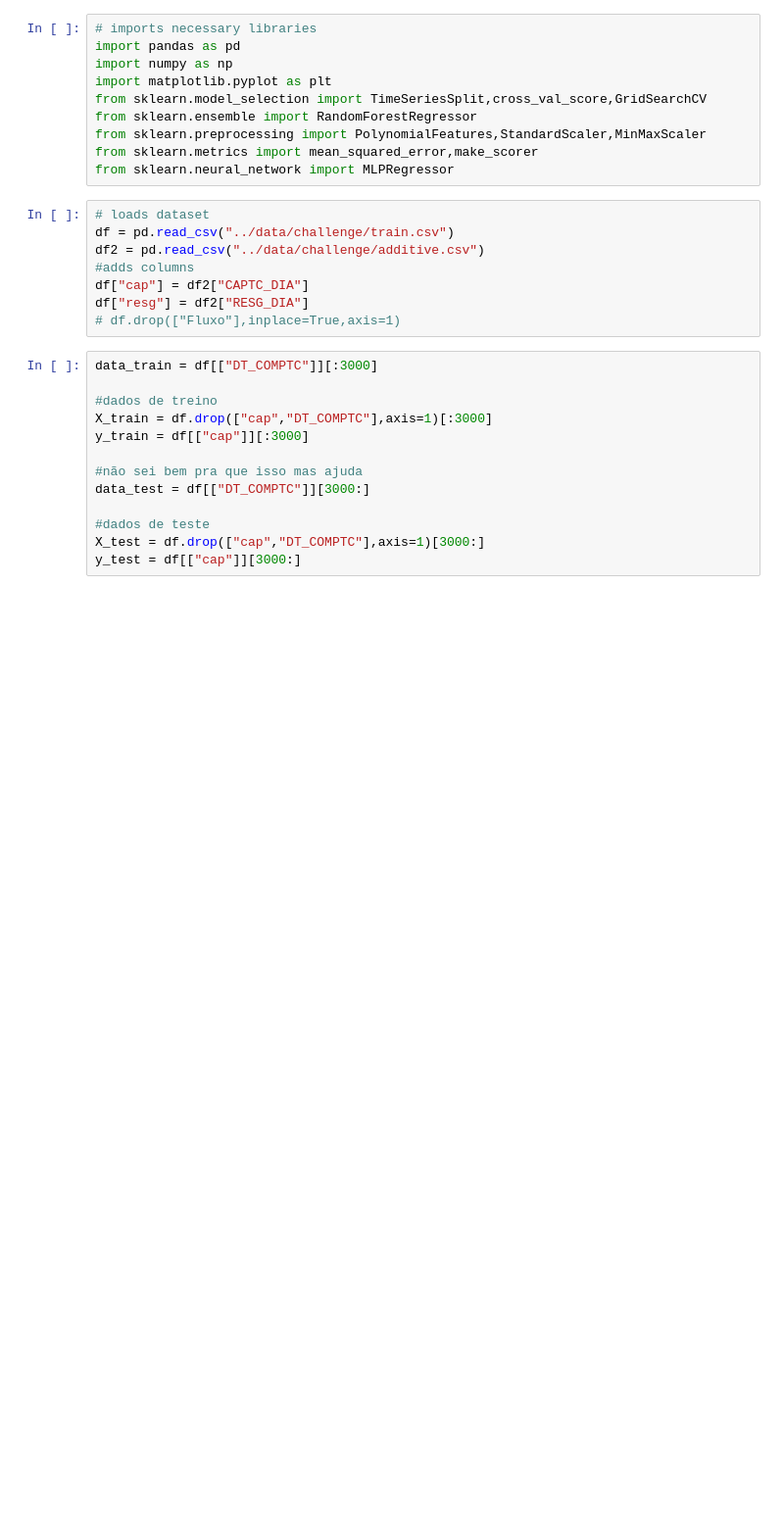
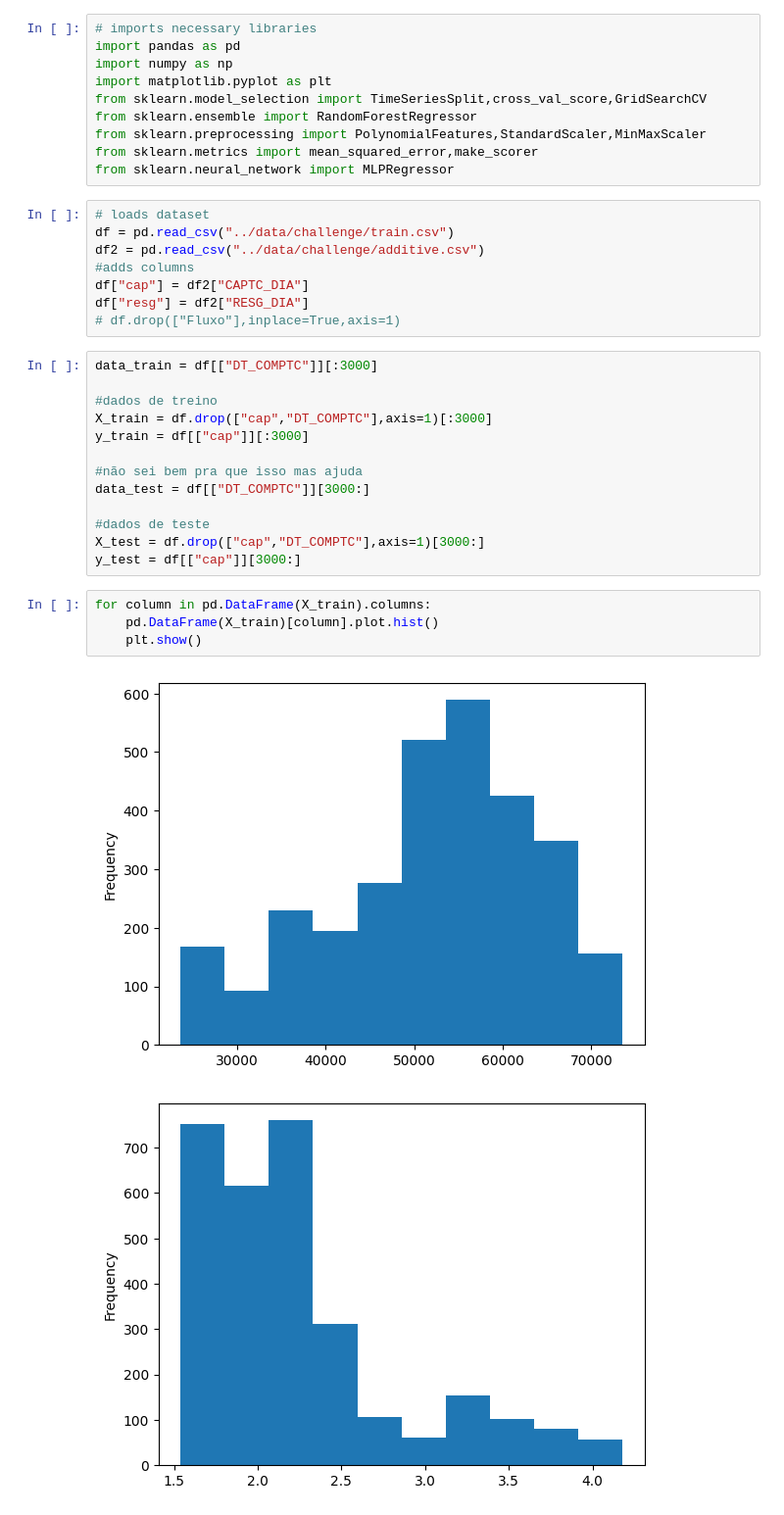
Before and after one commit to Lukovsk/constelation-asset-management-challenge, a Jupyter notebook: codigos/modelo2.ipynb, the cells around one changed output. Shown at 98% size. Drawn from its saved outputs; the diff is of its cells as text; blank space fills up the shorter version.

```diff
--- a/codigos/modelo2.ipynb
+++ b/codigos/modelo2.ipynb
@@ -29,3 +29,10 @@ data_test = df[["DT_COMPTC"]][3000:]
 #dados de teste
 X_test = df.drop(["cap","DT_COMPTC"],axis=1)[3000:]
 y_test = df[["cap"]][3000:]
+# %%
+for column in pd.DataFrame(X_train).columns:
+    pd.DataFrame(X_train)[column].plot.hist()
+    plt.show()
+# %% [output]
+[figure, added]
+[figure, added]
```
Also changed, not shown: parts of 13 cells of this notebook, 21 other files.
